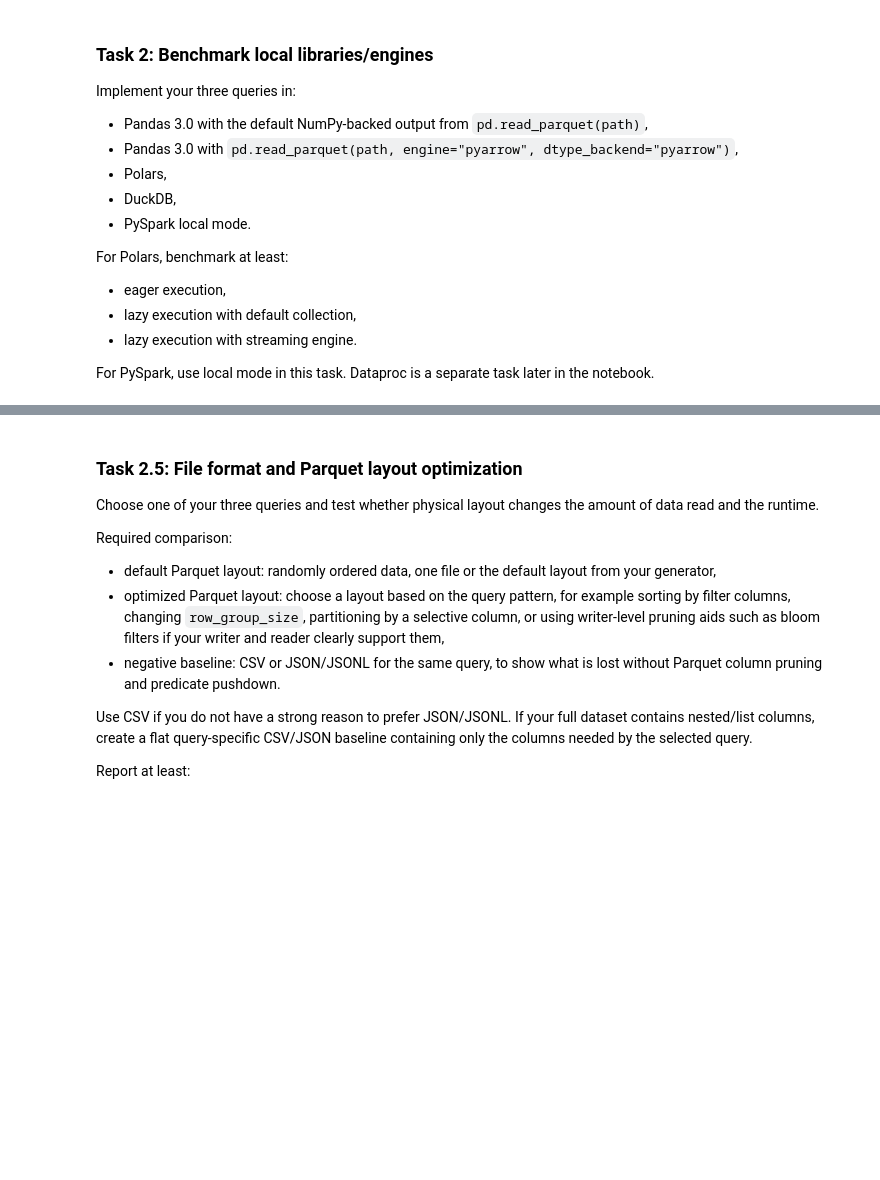
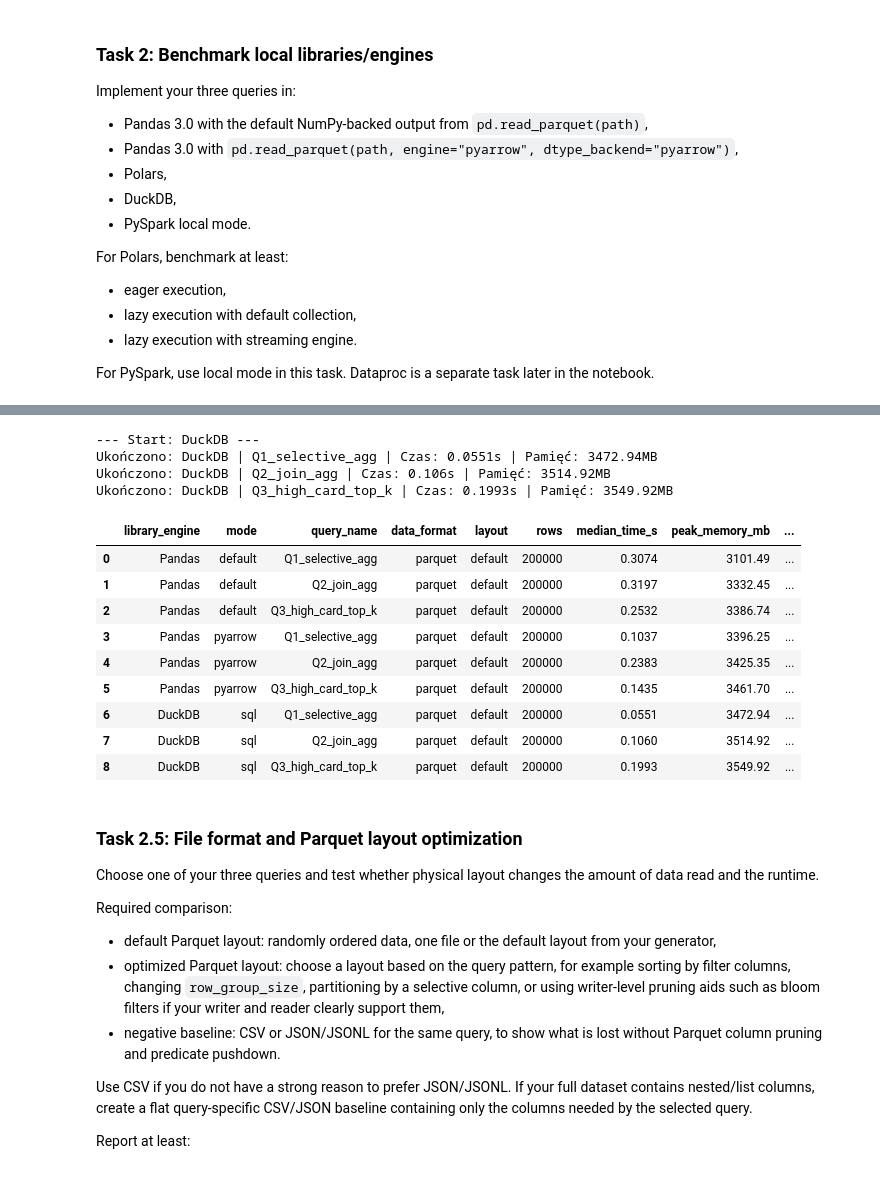
Before and after one commit to m-baj/tbd-workshop-1, a Jupyter notebook: notebooks/tbd_phase_2_26L.ipynb, the cells around one changed output, grey strips where cells are left out. Cells and saved outputs as stored; diff of their text form; code cells hidden in the pictures; blank space fills up the shorter version.

```diff
--- a/notebooks/tbd_phase_2_26L.ipynb
+++ b/notebooks/tbd_phase_2_26L.ipynb
@@ -207,7 +210,7 @@ SCALE_ROWS = {
 }
 
 N_ROWS = SCALE_ROWS[SCALE]
-OUTPUT_DIR = Path("./data/phase2_26L") / f"group_{GROUP_ID:02d}" / f"scale_{SCALE}"
+OUTPUT_DIR = Path("../data/phase2_26L") / f"group_{GROUP_ID:02d}"
 EVENTS_PATH = OUTPUT_DIR / "events.parquet"
 PARTITIONED_EVENTS_DIR = OUTPUT_DIR / "events_partitioned"
 OPTIMIZED_EVENTS_PATH = OUTPUT_DIR / "events_optimized.parquet"
@@ -388,6 +391,3 @@ print(json.dumps(manifest, indent=2))
 ## Dataset sanity checks
 
 Before benchmarking, inspect your schema and basic statistics. Your report should briefly explain why your dataset is suitable for the queries you chose.
-# %%
-df = pl.read_parquet(EVENTS_PATH)
-df.head()
@@ -533,3 +762,42 @@ For PySpark, use local mode in this task. Dataproc is a separate task later in t
+# %%
+# ==========================================
+# Wykonanie pomiarów dla DuckDB
+# ==========================================
+
+print("--- Start: DuckDB ---")
+
+benchmark_results.append(run_benchmark(
+    duckdb_q1, {"events_path": events_file},
+    "DuckDB", "sql", "Q1_selective_agg", "parquet", "default", dataset_rows, iterations=iterations_count
+))
+
+benchmark_results.append(run_benchmark(
+    duckdb_q2, {"events_path": events_file, "dim_path": dim_file},
+    "DuckDB", "sql", "Q2_join_agg", "parquet", "default", dataset_rows, iterations=iterations_count
+))
+
+benchmark_results.append(run_benchmark(
+    duckdb_q3, {"events_path": events_file},
+    "DuckDB", "sql", "Q3_high_card_top_k", "parquet", "default", dataset_rows, iterations=iterations_count
+))
+
+# Zobaczmy, jak DuckDB poradził sobie w porównaniu do Pandas:
+pd.DataFrame(benchmark_results)
+# %% [output]
+--- Start: DuckDB ---
+Ukończono: DuckDB | Q1_selective_agg | Czas: 0.0551s | Pamięć: 3472.94MB
+Ukończono: DuckDB | Q2_join_agg | Czas: 0.106s | Pamięć: 3514.92MB
+Ukończono: DuckDB | Q3_high_card_top_k | Czas: 0.1993s | Pamięć: 3549.92MB
+|  | library_engine | mode | query_name | data_format | layout | rows | median_time_s | peak_memory_mb | ... |
+| 0 | Pandas | default | Q1_selective_agg | parquet | default | 200000 | 0.3074 | 3101.49 | ... |
+| 1 | Pandas | default | Q2_join_agg | parquet | default | 200000 | 0.3197 | 3332.45 | ... |
+| 2 | Pandas | default | Q3_high_card_top_k | parquet | default | 200000 | 0.2532 | 3386.74 | ... |
+| 3 | Pandas | pyarrow | Q1_selective_agg | parquet | default | 200000 | 0.1037 | 3396.25 | ... |
+| 4 | Pandas | pyarrow | Q2_join_agg | parquet | default | 200000 | 0.2383 | 3425.35 | ... |
+| 5 | Pandas | pyarrow | Q3_high_card_top_k | parquet | default | 200000 | 0.1435 | 3461.70 | ... |
+| 6 | DuckDB | sql | Q1_selective_agg | parquet | default | 200000 | 0.0551 | 3472.94 | ... |
+| 7 | DuckDB | sql | Q2_join_agg | parquet | default | 200000 | 0.1060 | 3514.92 | ... |
+| 8 | DuckDB | sql | Q3_high_card_top_k | parquet | default | 200000 | 0.1993 | 3549.92 | ... |
 # %%
 # TODO: PySpark local implementations of your three queries.
 # %% [markdown]
```
Also changed, not shown: parts of 24 cells of this notebook, 1 other file.
